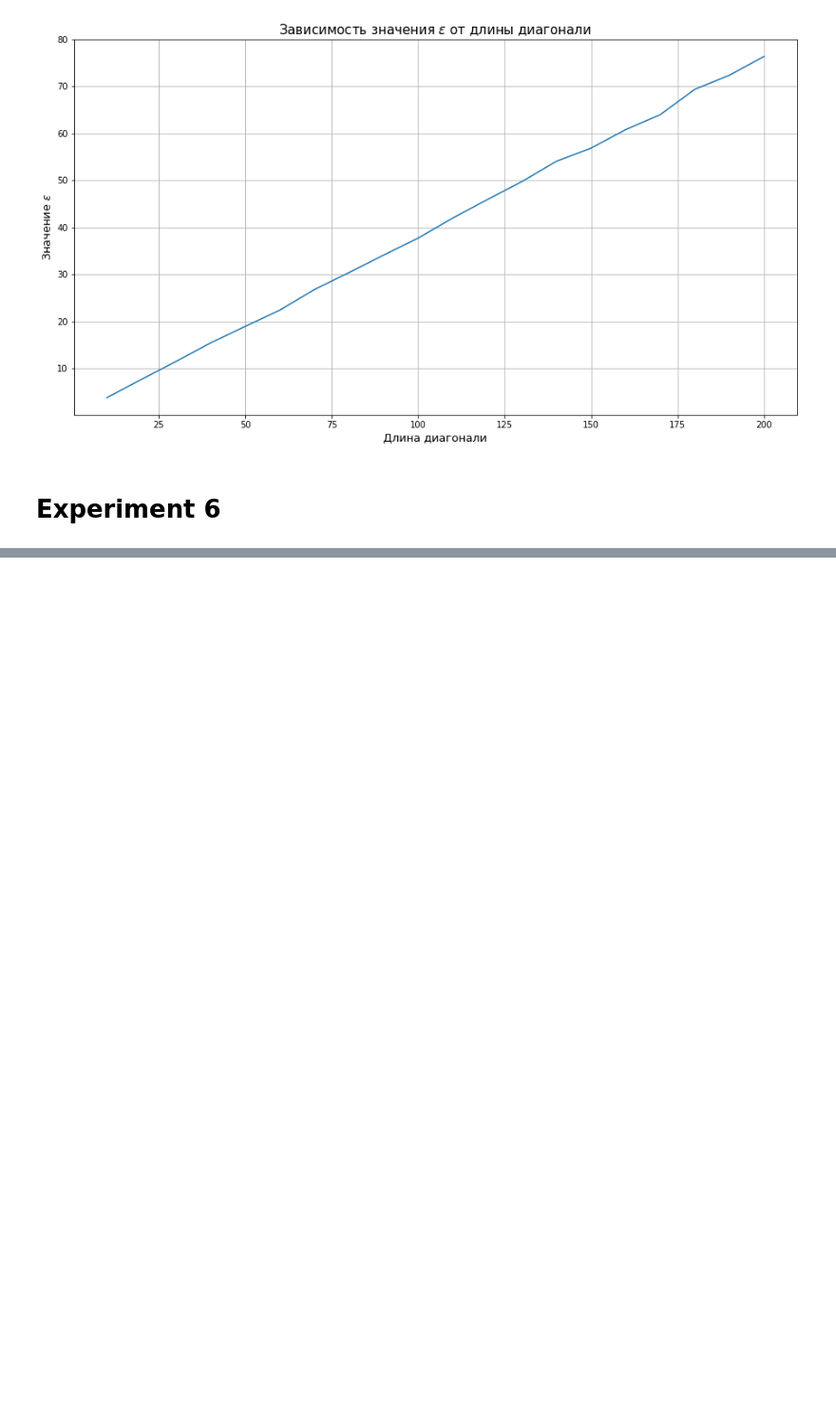
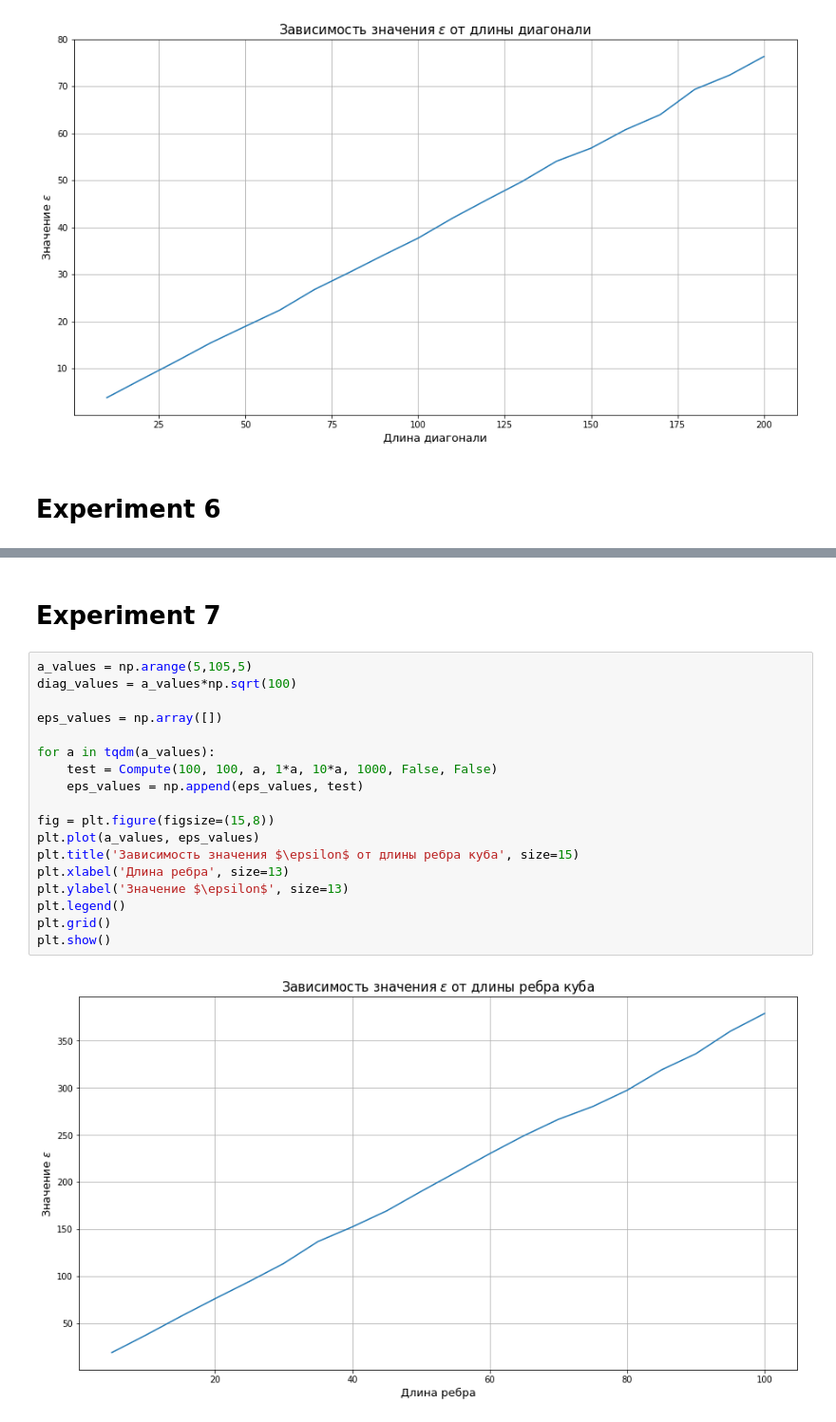
Before and after one commit to apugachev/Coursework-2018, a Jupyter notebook: coursework.ipynb, the cells around one changed output, grey strips where cells are left out. Shown at 95% size. Cells and saved outputs as stored; diff of their text form; blank space fills up the shorter version.

Commit message:
Experiments added

```diff
--- a/coursework.ipynb
+++ b/coursework.ipynb
@@ -440,0 +496,22 @@ plt.show()
+# %% [markdown]
+# Experiment 7
+# %%
+a_values = np.arange(5,105,5)
+diag_values = a_values*np.sqrt(100)
+
+eps_values = np.array([])
+
+for a in tqdm(a_values):
+    test = Compute(100, 100, a, 1*a, 10*a, 1000, False, False)
+    eps_values = np.append(eps_values, test)
+
+fig = plt.figure(figsize=(15,8))
+plt.plot(a_values, eps_values)
+plt.title('Зависимость значения $\epsilon$ от длины ребра куба', size=15)
+plt.xlabel('Длина ребра', size=13)
+plt.ylabel('Значение $\epsilon$', size=13)
+plt.legend()
+plt.grid()
+plt.show()
+# %% [output]
+[figure, added]
```
Also changed, not shown: parts of 4 cells of this notebook.
